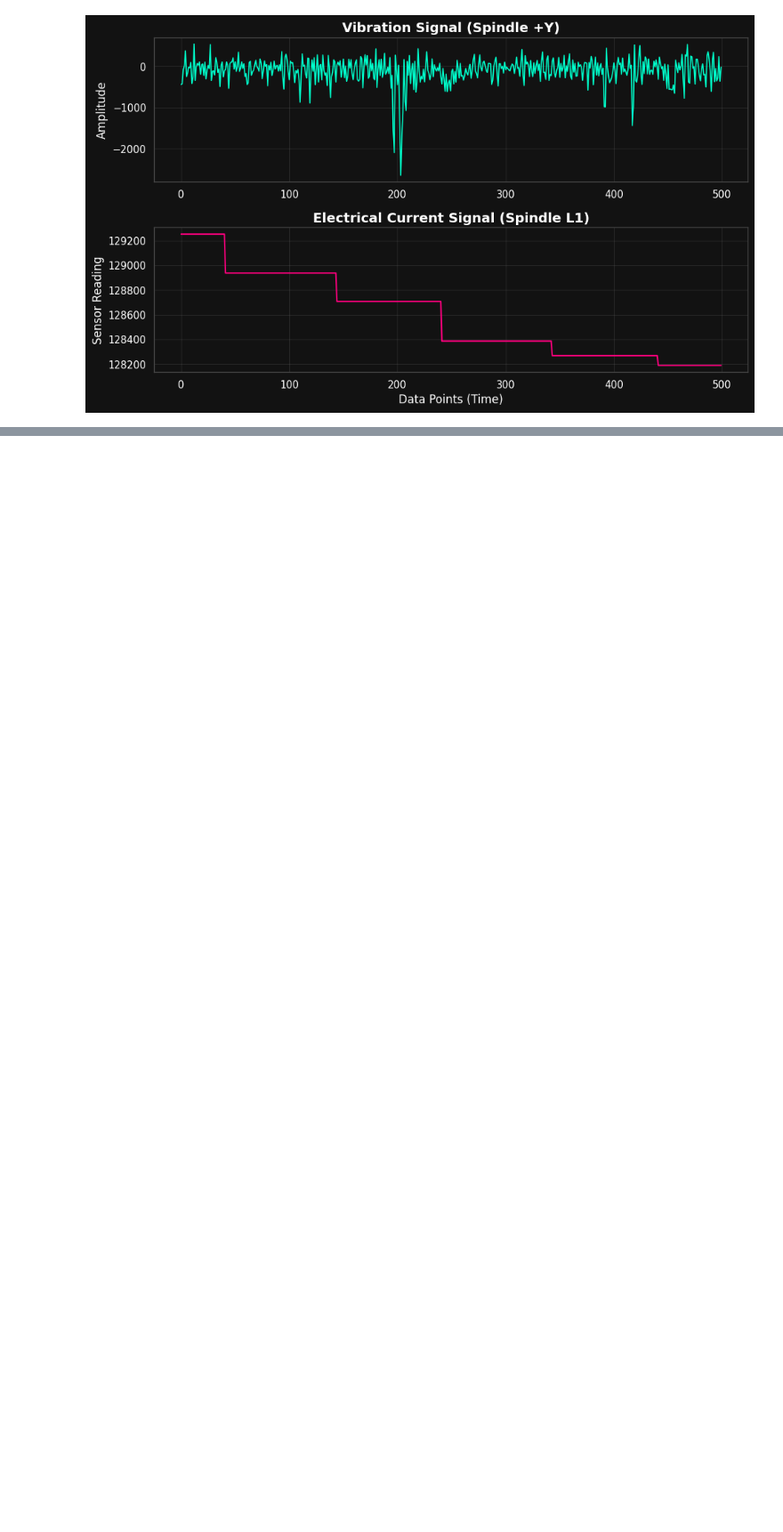
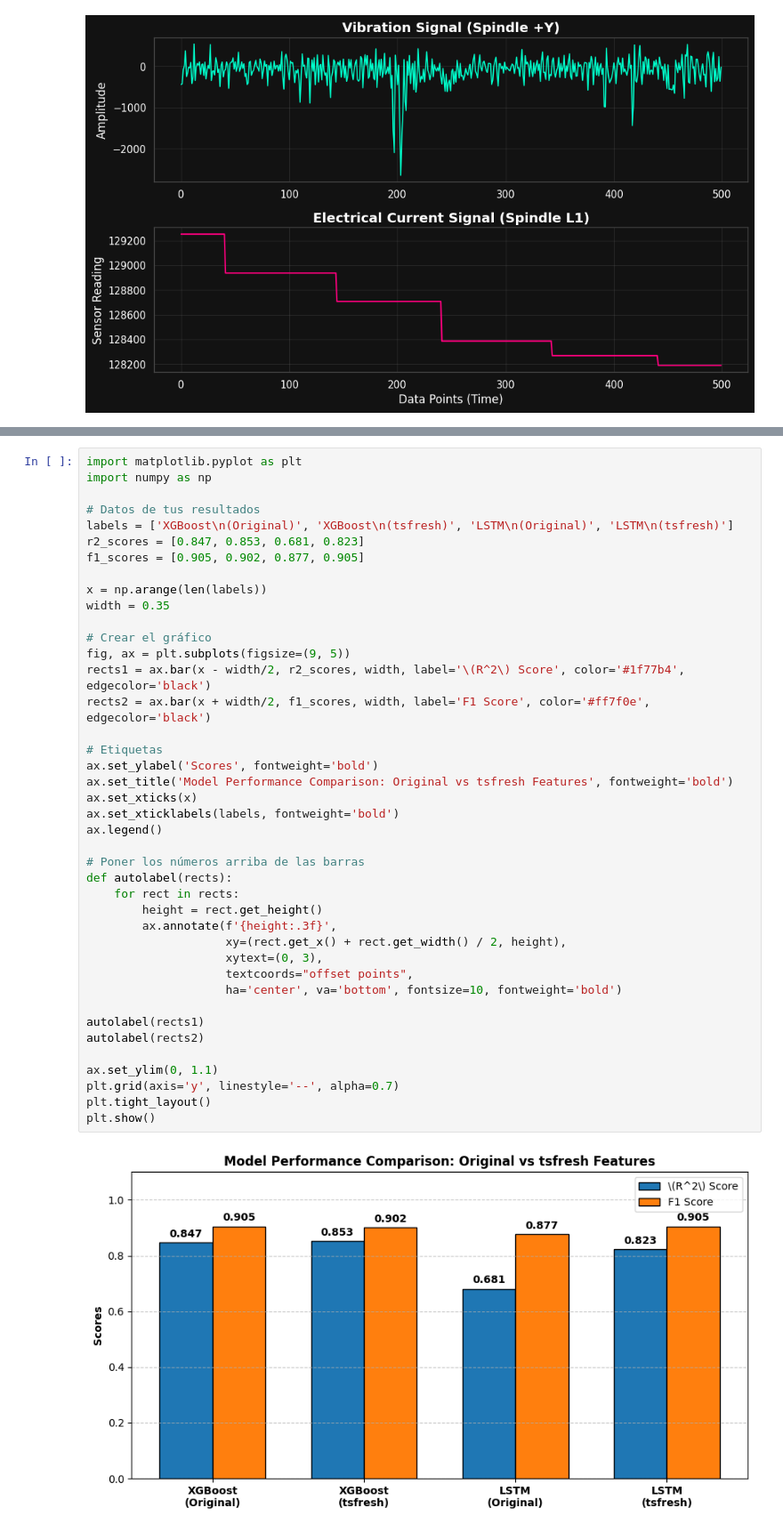
Before and after one commit to Coobaltoo13/milling-tool-life-fusion, a Jupyter notebook: 08_tsfresh_benchmark.ipynb, the cells around one changed output, grey strips where cells are left out. Shown at 89% size. Cells and saved outputs as stored; diff of their text form; blank space fills up the shorter version.

```diff
--- a/08_tsfresh_benchmark.ipynb
+++ b/08_tsfresh_benchmark.ipynb
@@ -454,0 +394,43 @@ fig.show()
+# %%
+import matplotlib.pyplot as plt
+import numpy as np
+
+# Datos de tus resultados
+labels = ['XGBoost\n(Original)', 'XGBoost\n(tsfresh)', 'LSTM\n(Original)', 'LSTM\n(tsfresh)']
+r2_scores = [0.847, 0.853, 0.681, 0.823]
+f1_scores = [0.905, 0.902, 0.877, 0.905]
+
+x = np.arange(len(labels))
+width = 0.35
+
+# Crear el gráfico
+fig, ax = plt.subplots(figsize=(9, 5))
+rects1 = ax.bar(x - width/2, r2_scores, width, label='\(R^2\) Score', color='#1f77b4', edgecolor='black')
+rects2 = ax.bar(x + width/2, f1_scores, width, label='F1 Score', color='#ff7f0e', edgecolor='black')
+
+# Etiquetas
+ax.set_ylabel('Scores', fontweight='bold')
+ax.set_title('Model Performance Comparison: Original vs tsfresh Features', fontweight='bold')
+ax.set_xticks(x)
+ax.set_xticklabels(labels, fontweight='bold')
+ax.legend()
+
+# Poner los números arriba de las barras
+def autolabel(rects):
+    for rect in rects:
+        height = rect.get_height()
+        ax.annotate(f'{height:.3f}',
+                    xy=(rect.get_x() + rect.get_width() / 2, height),
+                    xytext=(0, 3),
+                    textcoords="offset points",
+                    ha='center', va='bottom', fontsize=10, fontweight='bold')
+
+autolabel(rects1)
+autolabel(rects2)
+
+ax.set_ylim(0, 1.1)
+plt.grid(axis='y', linestyle='--', alpha=0.7)
+plt.tight_layout()
+plt.show()
+# %% [output]
+[figure, added]
```
Also changed, not shown: parts of 3 cells of this notebook.
